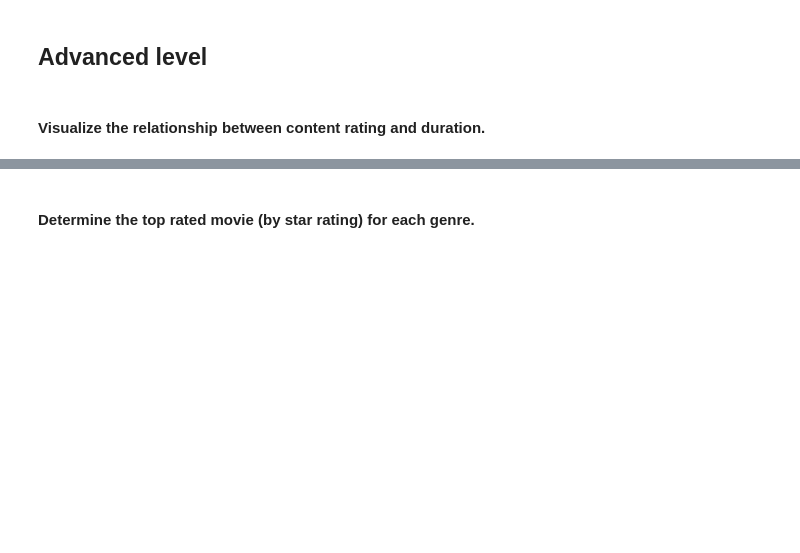
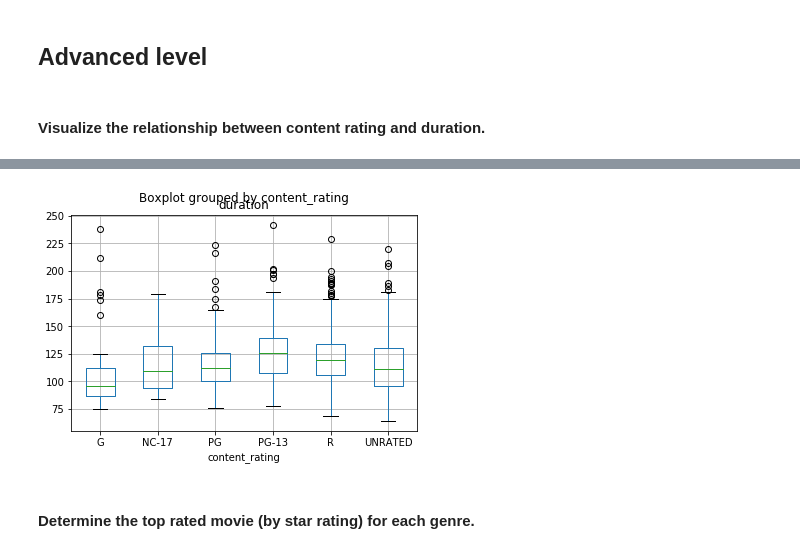
Before and after one commit to naidaire/unit_project2, a Jupyter notebook: imdb.ipynb, the cells around one changed output, grey strips where cells are left out. Drawn from its saved outputs; the diff is of its cells as text; code cells hidden in the pictures; blank space fills up the shorter version.

```diff
--- a/imdb.ipynb
+++ b/imdb.ipynb
@@ -169,3 +238,7 @@ Text(0,0.5,'Count')
+# %%
+movies.boxplot(column='duration', by='content_rating');
+# %% [output]
+[figure, added]
 # %% [markdown]
 #### Determine the top rated movie (by star rating) for each genre.
 # %%
```
Also changed, not shown: parts of 29 cells of this notebook.
